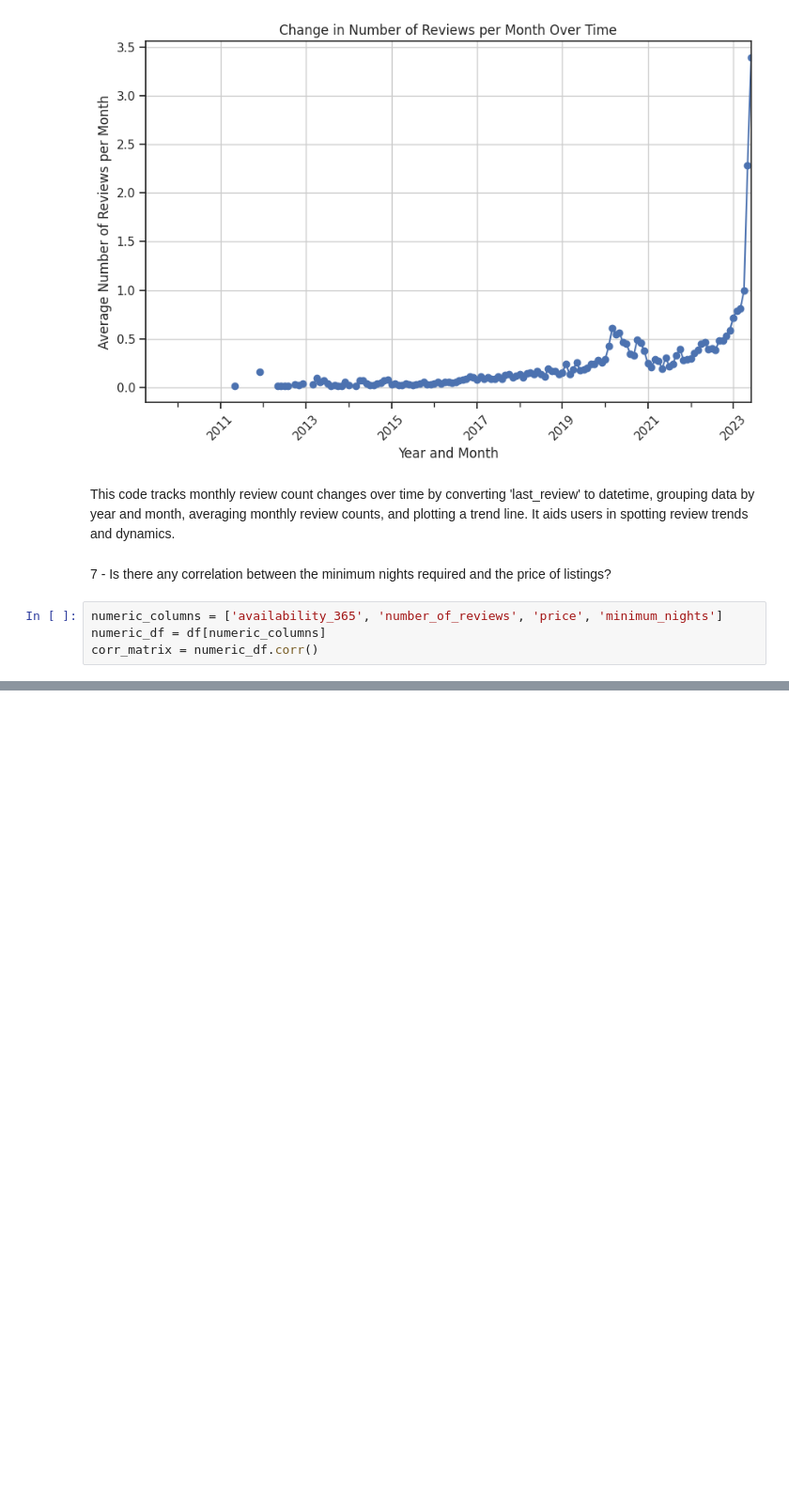
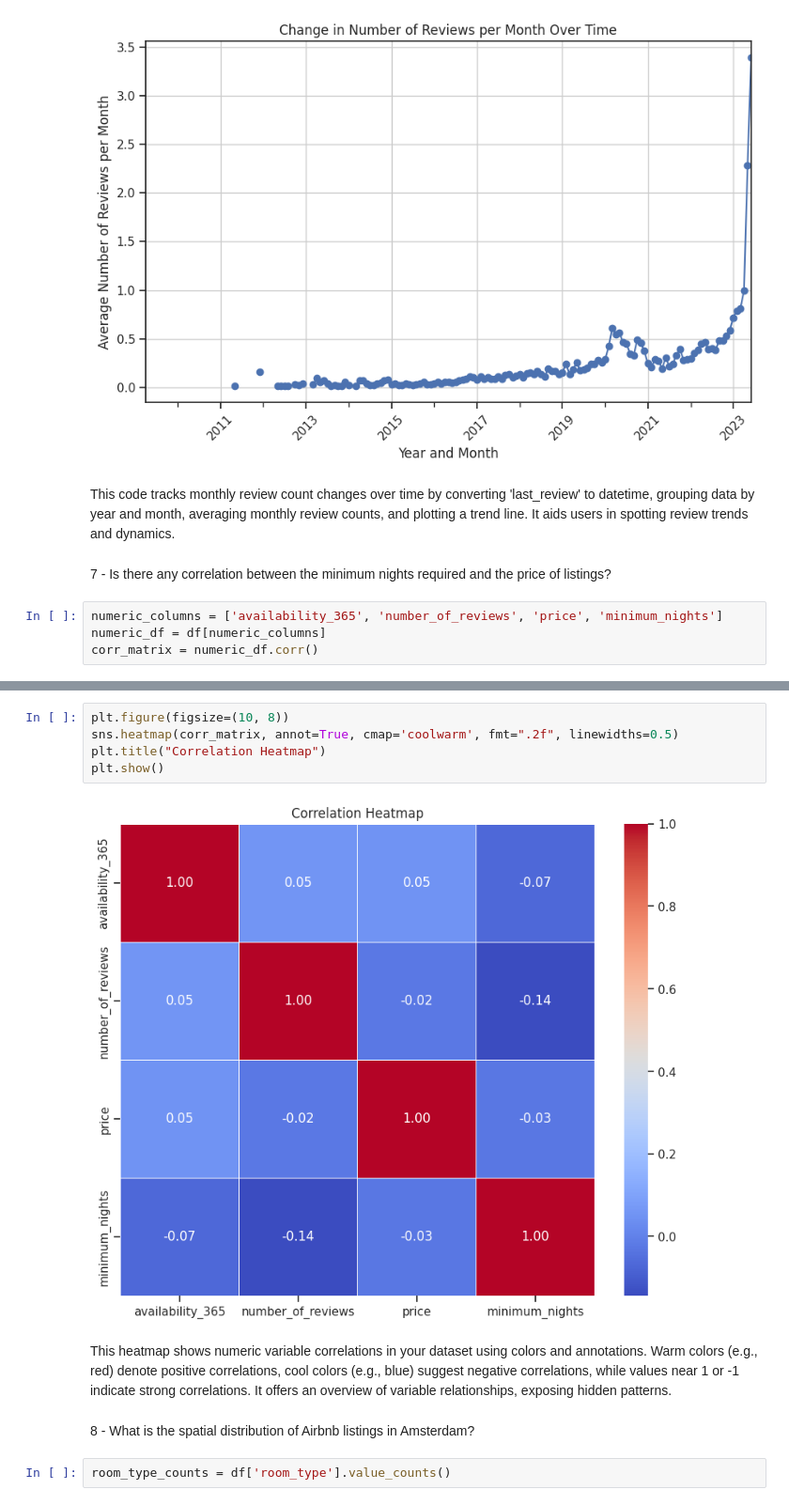
Before and after one commit to MohamedSavula/New-York-City-Airbnb-EDA, a Jupyter notebook: code.ipynb, the cells around one changed output, grey strips where cells are left out. Shown at 94% size. Drawn from its saved outputs; the diff is of its cells as text; blank space fills up the shorter version.

```diff
--- a/code.ipynb
+++ b/code.ipynb
@@ -344,0 +353,13 @@ corr_matrix = numeric_df.corr()
+# %%
+plt.figure(figsize=(10, 8))
+sns.heatmap(corr_matrix, annot=True, cmap='coolwarm', fmt=".2f", linewidths=0.5)
+plt.title("Correlation Heatmap")
+plt.show()
+# %% [output]
+[figure, added]
+# %% [markdown]
+This heatmap shows numeric variable correlations in your dataset using colors and annotations. Warm colors (e.g., red) denote positive correlations, cool colors (e.g., blue) suggest negative correlations, while values near 1 or -1 indicate strong correlations. It offers an overview of variable relationships, exposing hidden patterns.
+# %% [markdown]
+8 - What is the spatial distribution of Airbnb listings in Amsterdam?
+# %%
+room_type_counts = df['room_type'].value_counts()
```
Also changed, not shown: parts of 12 cells of this notebook.
